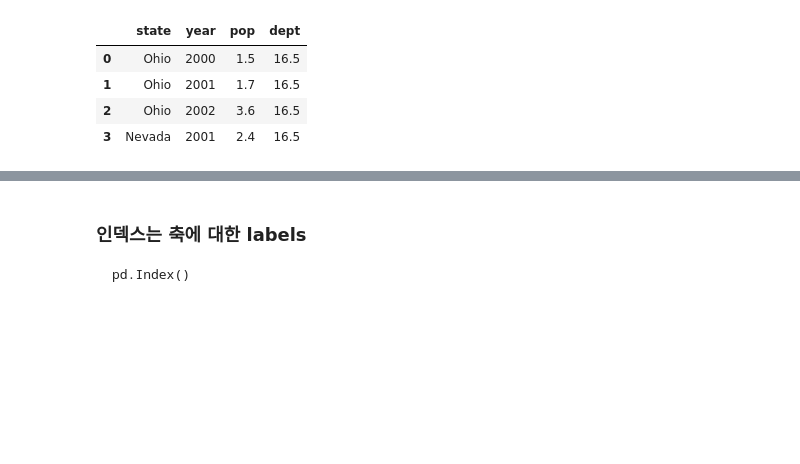
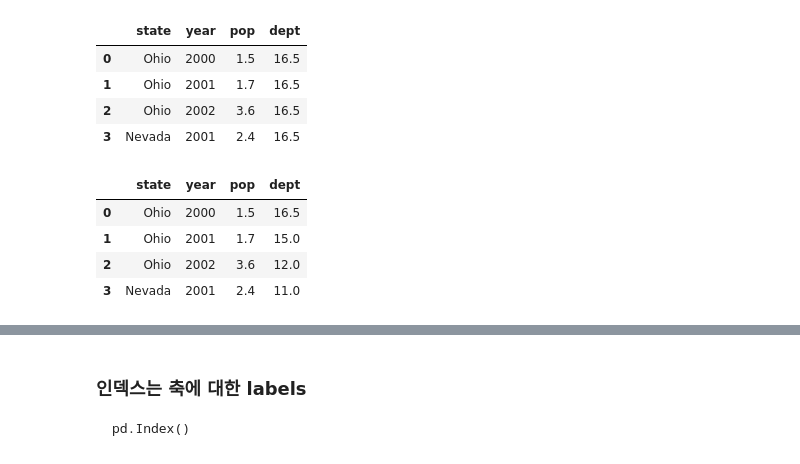
Before and after one commit to munmoom/second_semester, a Jupyter notebook: pandas.ipynb, the cells around one changed output, grey strips where cells are left out. Drawn from its saved outputs; the diff is of its cells as text; code cells hidden in the pictures; blank space fills up the shorter version.

```diff
--- a/pandas.ipynb
+++ b/pandas.ipynb
@@ -174,3 +191,12 @@ frame
 | 1 | Ohio | 2001 | 1.7 | 16.5 |
 | 2 | Ohio | 2002 | 3.6 | 16.5 |
 | 3 | Nevada | 2001 | 2.4 | 16.5 |
+# %%
+frame['dept'] = (16.5,15,12,11)
+frame
+# %% [output]
+|  | state | year | pop | dept |
+| 0 | Ohio | 2000 | 1.5 | 16.5 |
+| 1 | Ohio | 2001 | 1.7 | 15.0 |
+| 2 | Ohio | 2002 | 3.6 | 12.0 |
+| 3 | Nevada | 2001 | 2.4 | 11.0 |
```
Also changed, not shown: parts of 9 cells of this notebook.
